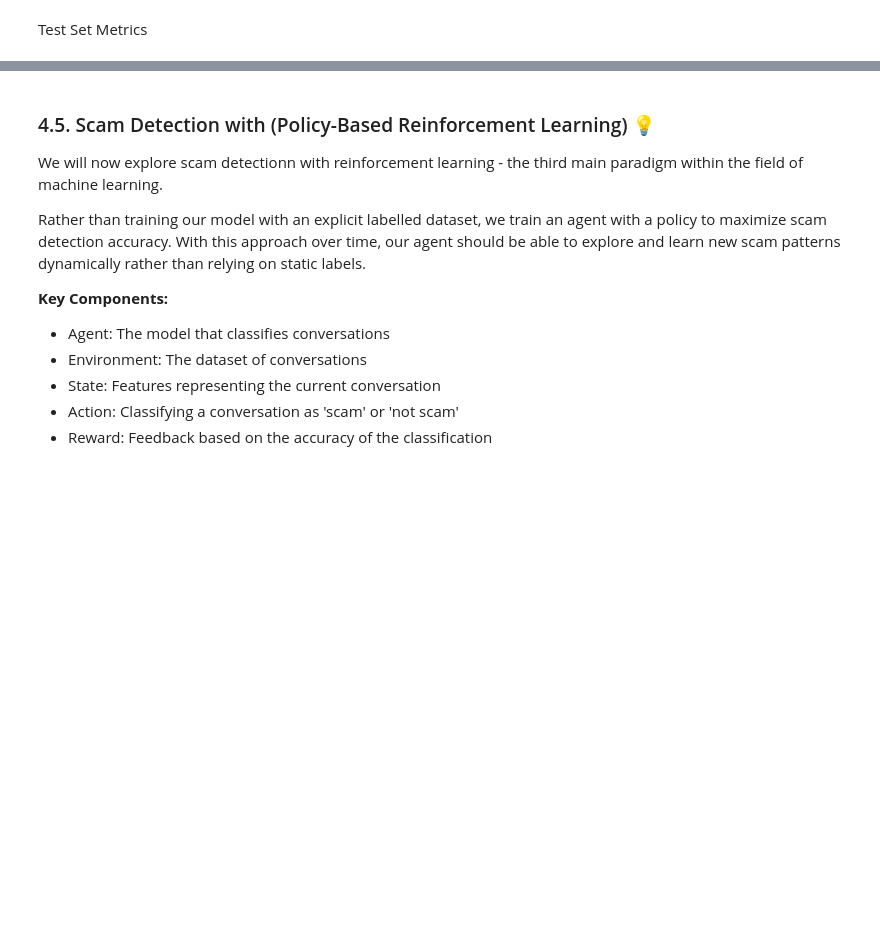
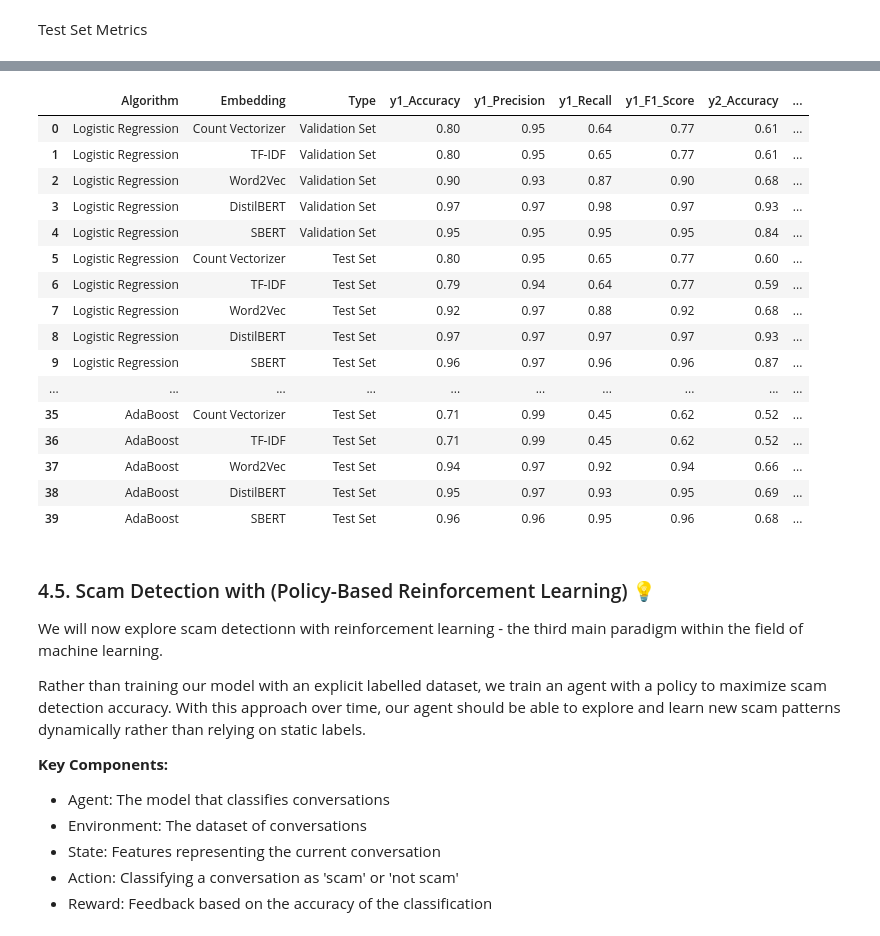
Before and after one commit to junxianyong/INF2008_P1-08, a Jupyter notebook: scam_detection/scam_detection.ipynb, the cells around one changed output, grey strips where cells are left out. Drawn from its saved outputs; the diff is of its cells as text; code cells hidden in the pictures; blank space fills up the shorter version.

```diff
--- a/scam_detection/scam_detection.ipynb
+++ b/scam_detection/scam_detection.ipynb
@@ -901,42 +1373,3 @@ from sklearn.ensemble import AdaBoostClassifier
 import math
 # %% [markdown]
 #### AdaBoost Classifier
-# %%
-# Initialize AdaBoost Model
-AdaBoost = AdaBoostClassifier(n_estimators=100, random_state=42)
-
-#Training set metrics for Y1
-AdaBoost.fit(X_BERT_train, y1_BERT_train)
-
-# Predictions on Training Data
-y1_train_pred = AdaBoost.predict(X_BERT_train)
-y1_train_prob = AdaBoost.predict_proba(X_BERT_train)
-
-# Compute Accuracy
-train_accuracy = accuracy_score(y1_BERT_train, y1_train_pred)
-print("Training Accuracy:", train_accuracy)
-
-# Compute Log Loss (for probability-based evaluation)
-train_log_loss = log_loss(y1_BERT_train, y1_train_prob)
-print("Training Log Loss:", train_log_loss)
-
-# Classification Report
-print("Classification Report:\n", classification_report(y1_BERT_train, y1_train_pred))
-
-#Training set metrics for Y2
-AdaBoost.fit(X_BERT_train, y2_BERT_train)
-
-# Predictions on Training Data
-y2_train_pred = AdaBoost.predict(X_BERT_train)
-y2_train_prob = AdaBoost.predict_proba(X_BERT_train)
-
-# Compute Accuracy
-train_accuracy = accuracy_score(y2_BERT_train, y2_train_pred)
-print("Training Accuracy:", train_accuracy)
-
-# Compute Log Loss (for probability-based evaluation)
-train_log_loss = log_loss(y2_BERT_train, y2_train_prob)
-print("Training Log Loss:", train_log_loss)
-
-# Classification Report
-print("Classification Report:\n", classification_report(y2_BERT_train, y2_train_pred))
@@ -1019,3 +1662,23 @@ F1 Score (Y2): 0.6559
+# %%
+combined_results_df
+# %% [output]
+|  | Algorithm | Embedding | Type | y1_Accuracy | y1_Precision | y1_Recall | y1_F1_Score | y2_Accuracy | ... |
+| 0 | Logistic Regression | Count Vectorizer | Validation Set | 0.80 | 0.95 | 0.64 | 0.77 | 0.61 | ... |
+| 1 | Logistic Regression | TF-IDF | Validation Set | 0.80 | 0.95 | 0.65 | 0.77 | 0.61 | ... |
+| 2 | Logistic Regression | Word2Vec | Validation Set | 0.90 | 0.93 | 0.87 | 0.90 | 0.68 | ... |
+| 3 | Logistic Regression | DistilBERT | Validation Set | 0.97 | 0.97 | 0.98 | 0.97 | 0.93 | ... |
+| 4 | Logistic Regression | SBERT | Validation Set | 0.95 | 0.95 | 0.95 | 0.95 | 0.84 | ... |
+| 5 | Logistic Regression | Count Vectorizer | Test Set | 0.80 | 0.95 | 0.65 | 0.77 | 0.60 | ... |
+| 6 | Logistic Regression | TF-IDF | Test Set | 0.79 | 0.94 | 0.64 | 0.77 | 0.59 | ... |
+| 7 | Logistic Regression | Word2Vec | Test Set | 0.92 | 0.97 | 0.88 | 0.92 | 0.68 | ... |
+| 8 | Logistic Regression | DistilBERT | Test Set | 0.97 | 0.97 | 0.97 | 0.97 | 0.93 | ... |
+| 9 | Logistic Regression | SBERT | Test Set | 0.96 | 0.97 | 0.96 | 0.96 | 0.87 | ... |
+| ... | ... | ... | ... | ... | ... | ... | ... | ... | ... |
+| 35 | AdaBoost | Count Vectorizer | Test Set | 0.71 | 0.99 | 0.45 | 0.62 | 0.52 | ... |
+| 36 | AdaBoost | TF-IDF | Test Set | 0.71 | 0.99 | 0.45 | 0.62 | 0.52 | ... |
+| 37 | AdaBoost | Word2Vec | Test Set | 0.94 | 0.97 | 0.92 | 0.94 | 0.66 | ... |
+| 38 | AdaBoost | DistilBERT | Test Set | 0.95 | 0.97 | 0.93 | 0.95 | 0.69 | ... |
+| 39 | AdaBoost | SBERT | Test Set | 0.96 | 0.96 | 0.95 | 0.96 | 0.68 | ... |
 # %% [markdown]
 ### 4.5. Scam Detection with (Policy-Based Reinforcement Learning) 💡
 
```
Also changed, not shown: parts of 31 cells of this notebook.
